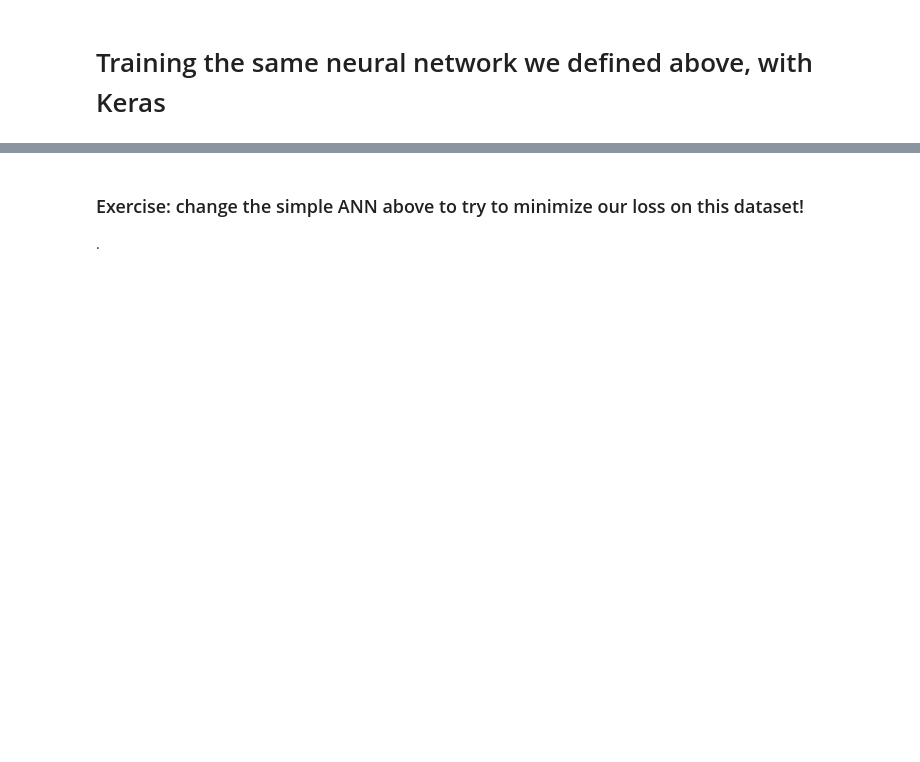
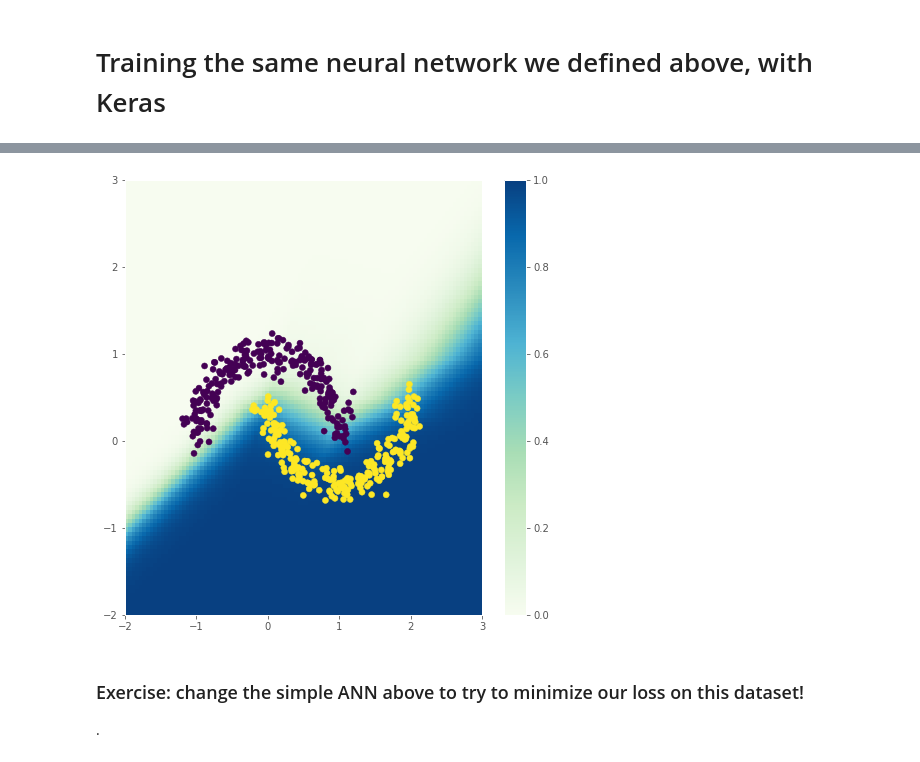
Before and after one commit to jbohnslav/neural_networks_intro, a Jupyter notebook: nn_intro.ipynb, the cells around one changed output, grey strips where cells are left out. Saved outputs shown, nothing was run; the diff lists cells and outputs as text; code cells hidden in the pictures; blank space fills up the shorter version.

```diff
--- a/nn_intro.ipynb
+++ b/nn_intro.ipynb
@@ -540,7 +547,7 @@ def visualize_predictions(X, Y, model, grid_size=25):
     inputs = np.vstack((xv.flatten(), yv.flatten())).T
 
     # use our model to make a prediction at every grid coordinate
-    predictions = model.predict(inputs.T)
+    predictions = model.predict(inputs)
     # put back into an image-like shape
     score_map = predictions.reshape(xv.shape)
 
@@ -560,7 +567,7 @@ import keras
 
 model = Sequential([
     Dense(10, input_dim=2),
-    Activation('sigmoid'),
+    Activation('relu'),
     Dense(1),
     Activation('sigmoid')
 ])
@@ -584,5 +625,7 @@ history = model.fit(X,Y,
 # %%
-visualize_predictions(X,Y, predictions, model, grid_size=100)
+visualize_predictions(X,Y, model, grid_size=100)
+# %% [output]
+[figure, added]
 # %% [markdown]
 ### Exercise: change the simple ANN above to try to minimize our loss on this dataset!
 
```
Also changed, not shown: parts of 8 cells of this notebook.
